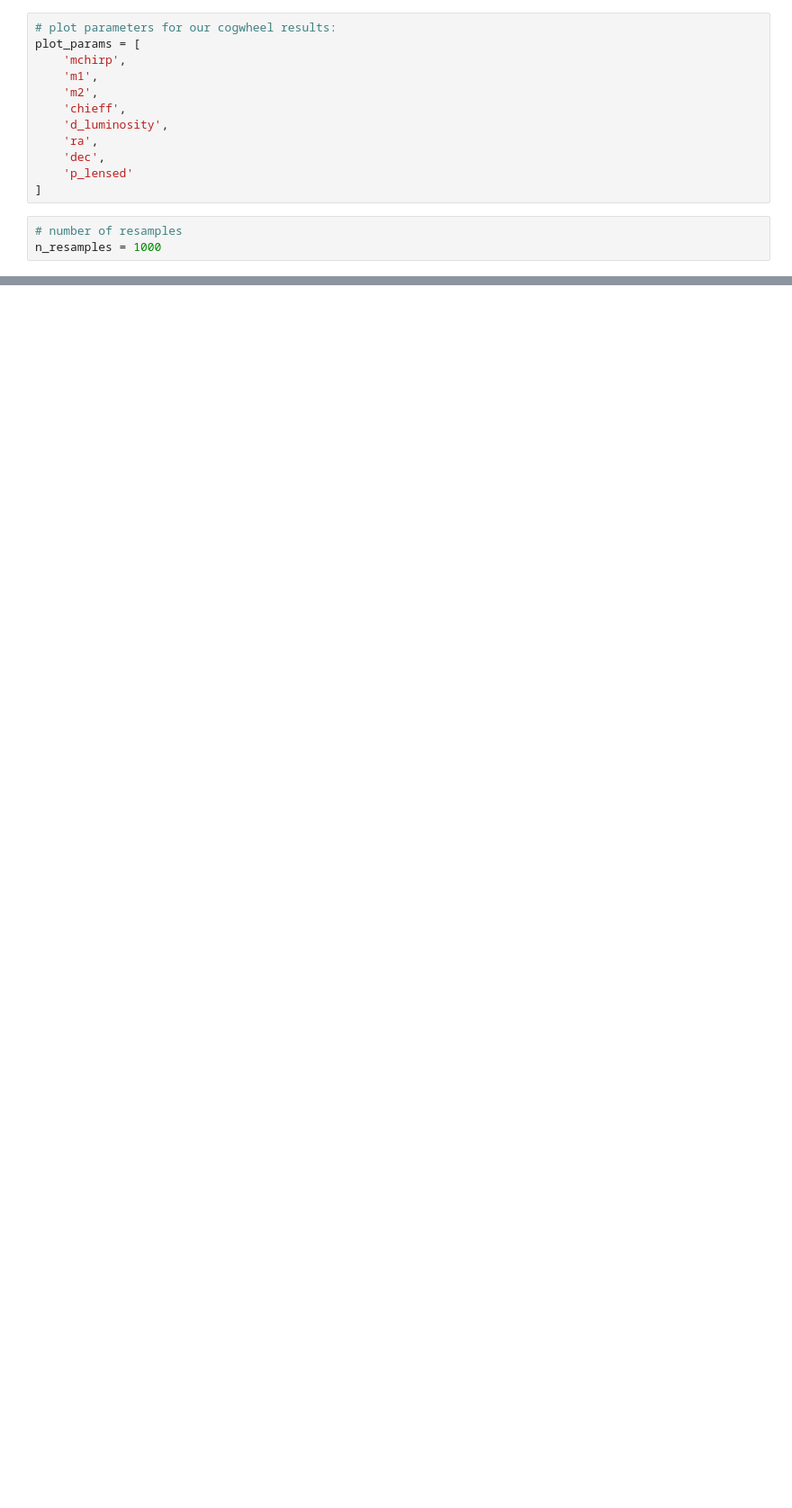
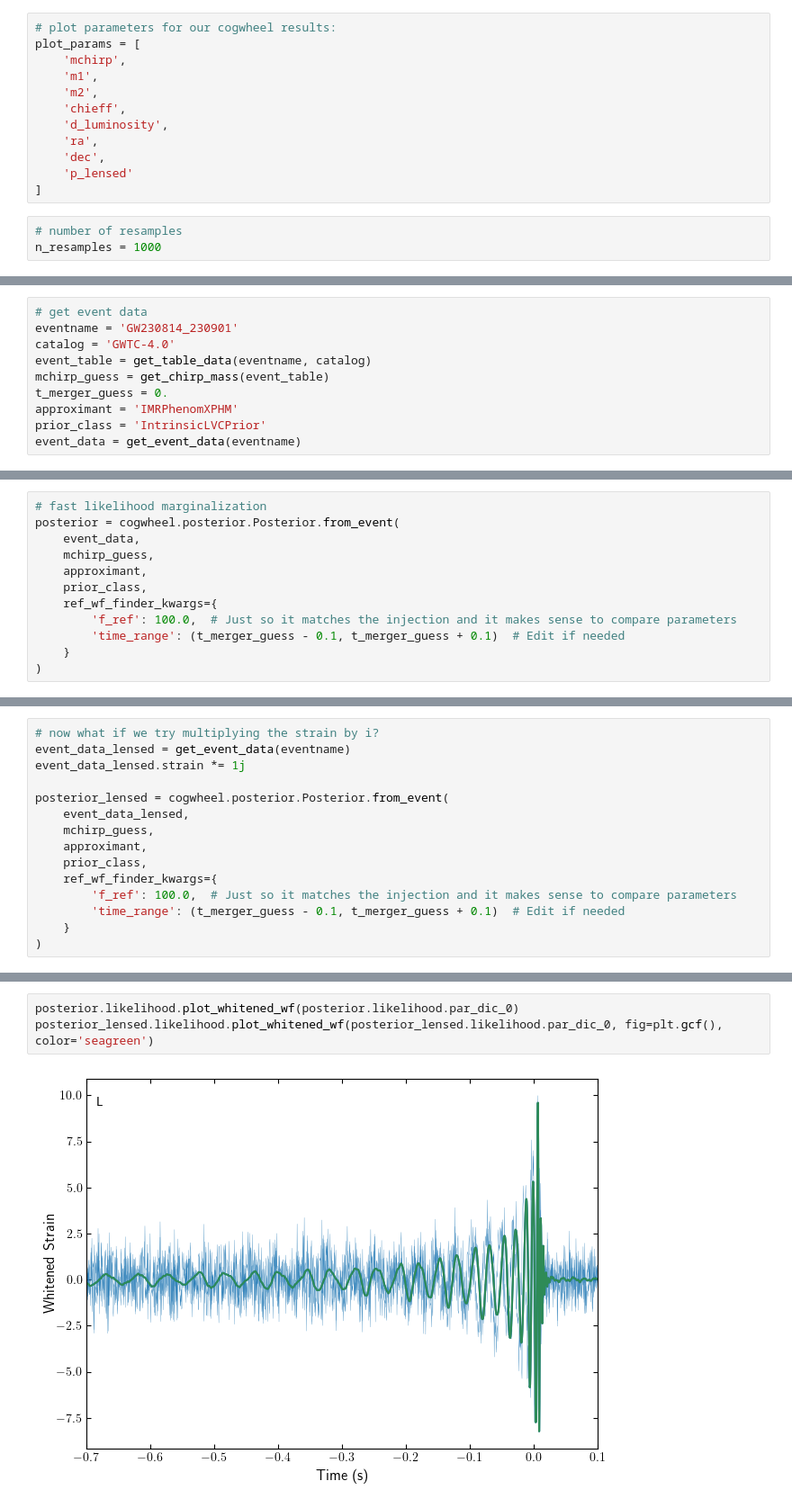
Before and after one commit to abbyw24/gw-parameter-estimation, a Jupyter notebook: notebooks/PE_results_lensing.ipynb, the cells around one changed output, grey strips where cells are left out. Shown at 90% size. Saved outputs shown, nothing was run; the diff lists cells and outputs as text; blank space fills up the shorter version.

```diff
--- a/notebooks/PE_results_lensing.ipynb
+++ b/notebooks/PE_results_lensing.ipynb
@@ -166,0 +199,10 @@ GW230927_153832:        1.0026 +- 0.0004
+# %%
+# get event data
+eventname = 'GW230814_230901'
+catalog = 'GWTC-4.0'
+event_table = get_table_data(eventname, catalog)
+mchirp_guess = get_chirp_mass(event_table)
+t_merger_guess = 0.
+approximant = 'IMRPhenomXPHM'
+prior_class = 'IntrinsicLVCPrior'
+event_data = get_event_data(eventname)
@@ -166,0 +211,12 @@ GW230927_153832:        1.0026 +- 0.0004
+# %%
+# fast likelihood marginalization
+posterior = cogwheel.posterior.Posterior.from_event(
+    event_data,
+    mchirp_guess,
+    approximant,
+    prior_class,
+    ref_wf_finder_kwargs={
+        'f_ref': 100.0,  # Just so it matches the injection and it makes sense to compare parameters
+        'time_range': (t_merger_guess - 0.1, t_merger_guess + 0.1)  # Edit if needed
+    }
+)
@@ -166,0 +230,15 @@ GW230927_153832:        1.0026 +- 0.0004
+# %%
+# now what if we try multiplying the strain by i?
+event_data_lensed = get_event_data(eventname)
+event_data_lensed.strain *= 1j
+
+posterior_lensed = cogwheel.posterior.Posterior.from_event(
+    event_data_lensed,
+    mchirp_guess,
+    approximant,
+    prior_class,
+    ref_wf_finder_kwargs={
+        'f_ref': 100.0,  # Just so it matches the injection and it makes sense to compare parameters
+        'time_range': (t_merger_guess - 0.1, t_merger_guess + 0.1)  # Edit if needed
+    }
+)
@@ -166,0 +253,5 @@ GW230927_153832:        1.0026 +- 0.0004
+# %%
+posterior.likelihood.plot_whitened_wf(posterior.likelihood.par_dic_0)
+posterior_lensed.likelihood.plot_whitened_wf(posterior_lensed.likelihood.par_dic_0, fig=plt.gcf(), color='seagreen')
+# %% [output]
+[figure, added]
```
Also changed, not shown: parts of 10 cells of this notebook, 2 other files.
